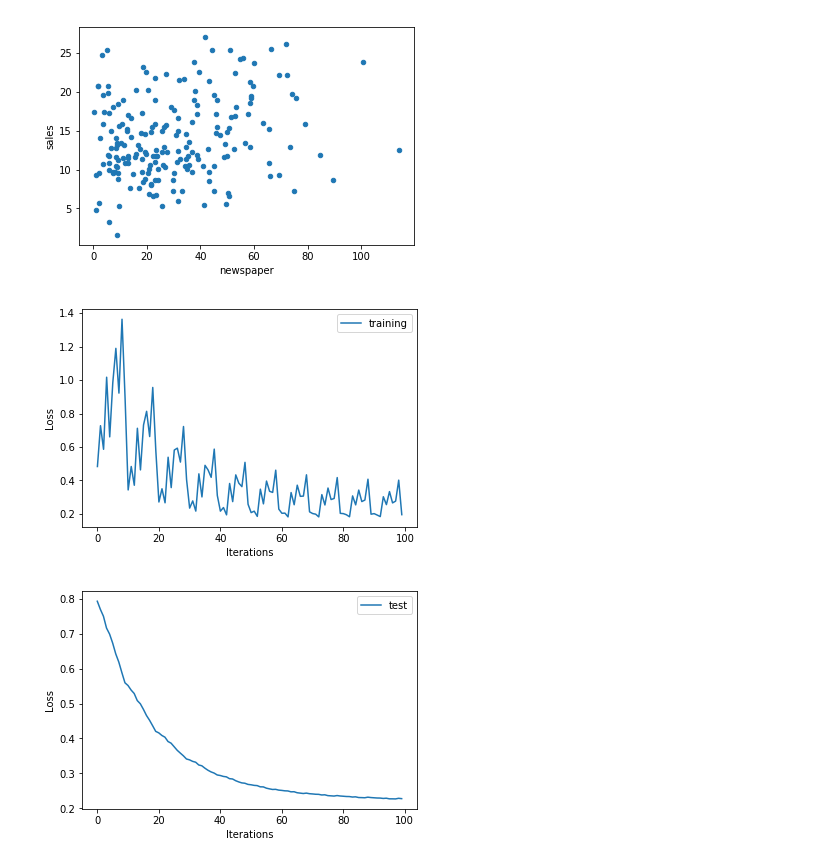
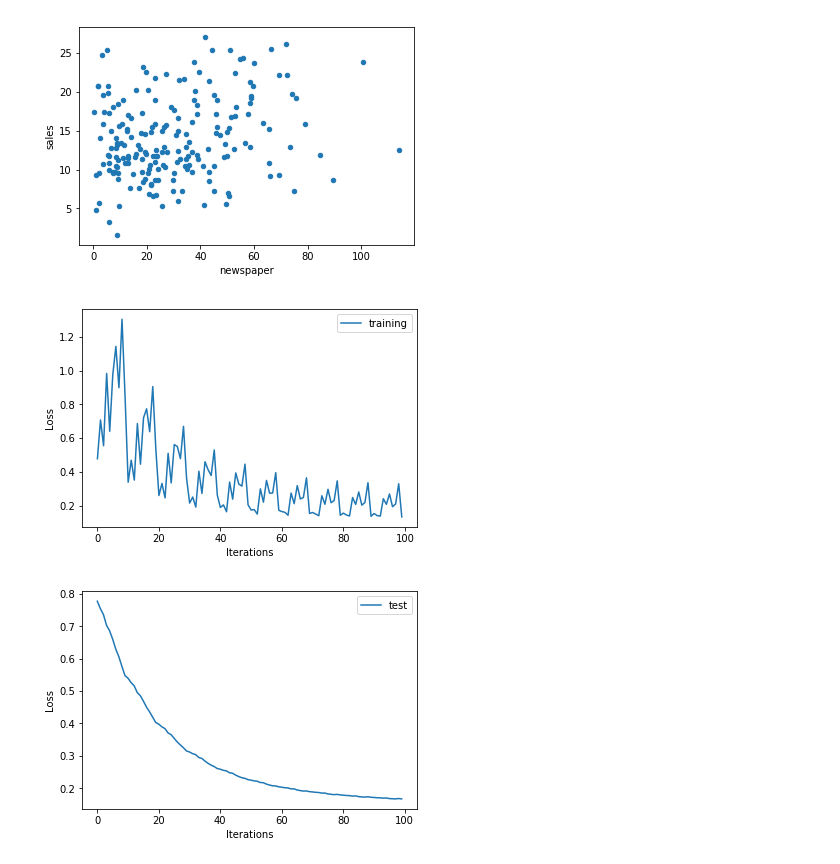
Before and after one commit to vishpat/ml-notebooks, a Jupyter notebook: Linear regression.ipynb, the cells around one changed output. Saved outputs shown, nothing was run; the diff lists cells and outputs as text; code cells hidden in the pictures.

Commit message:
Added mini batch

```diff
--- a/Linear regression.ipynb
+++ b/Linear regression.ipynb
@@ -42,7 +42,8 @@ def get_next_batch(X, Y, idx, batch_size):
     return X[idx*batch_size: (idx + 1)*batch_size], Y[idx*batch_size: (idx + 1)*batch_size]
 # %%
 # Linear regression model implemention
-def linear_regression_model(epochs=10, regularization=0.1, batch_cnt=10):
+def linear_regression_model(train_X, train_Y, test_X, test_Y,
+                            epochs=10, regularization=0.1, batch_cnt=10):
     weights = None
     bias = None
 
@@ -91,8 +92,8 @@ def linear_regression_model(epochs=10, regularization=0.1, batch_cnt=10):
         plt.ylabel('Loss')
         plt.legend()
         plt.show()
-# %%
-linear_regression_model(regularization=0.2)
-# %% [output]
-[figure, removed]
-[figure, removed]
+# %%
+linear_regression_model(train_X, train_Y, test_X, test_Y)
+# %% [output]
+[figure, added]
+[figure, added]
```
